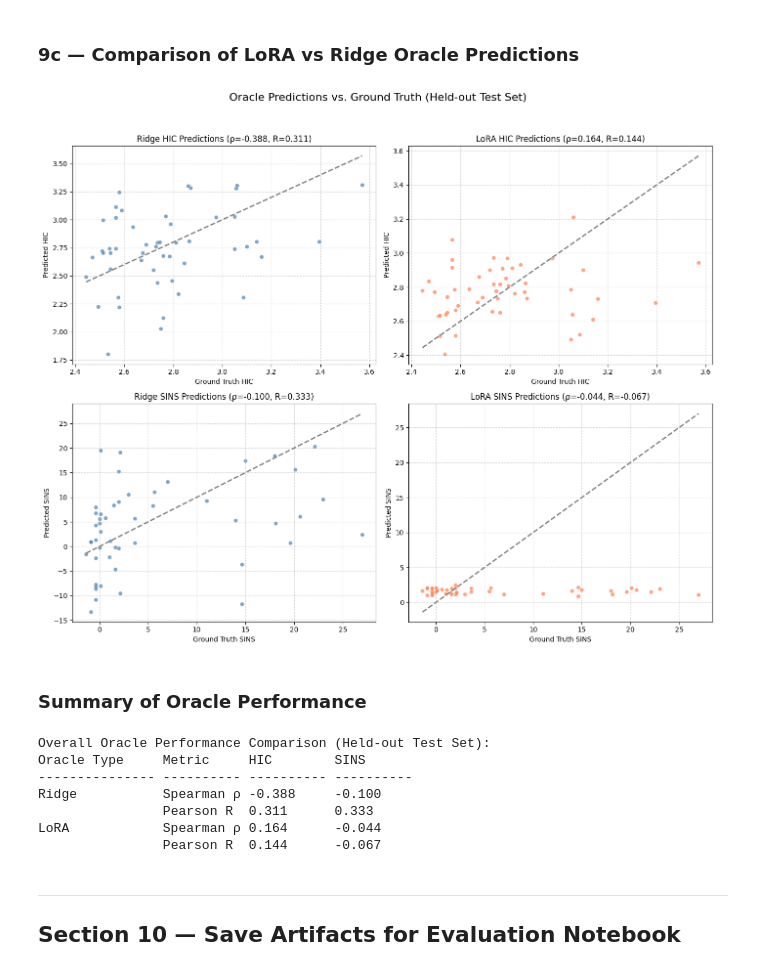
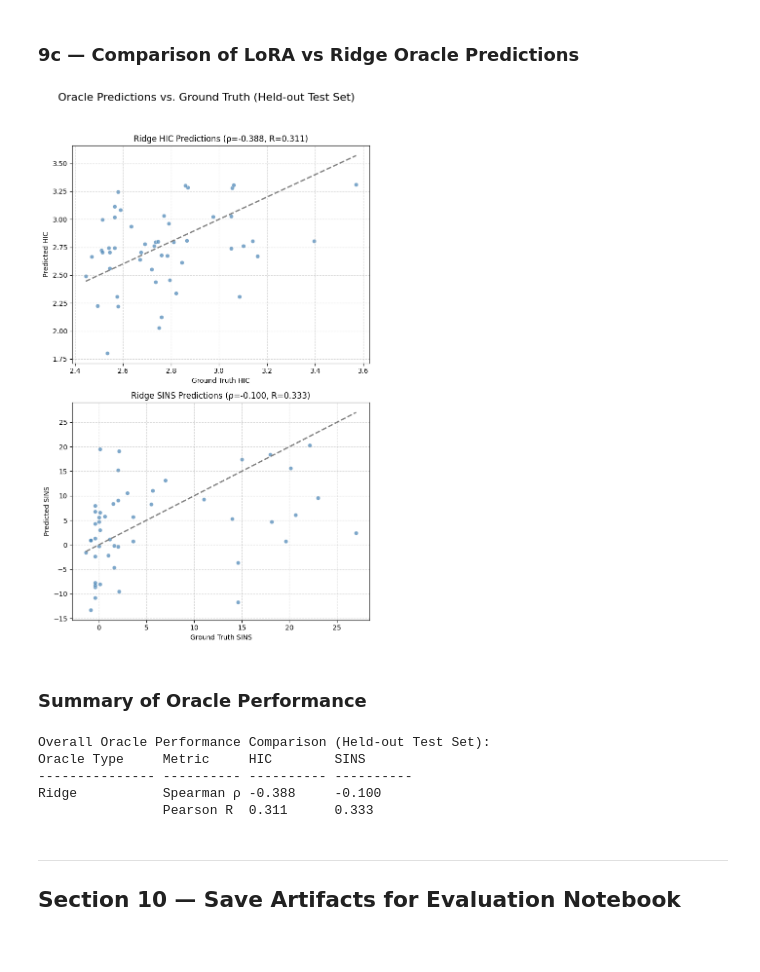
Before and after one commit to SidhantPuntambekar/BMI702_Final_Project, a Jupyter notebook: OAS_bulk_download/antibody_pipeline_final_mid_oas-2.ipynb, the cells around one changed output. Cells and saved outputs as stored; diff of their text form; code cells hidden in the pictures.

```diff
--- a/OAS_bulk_download/antibody_pipeline_final_mid_oas-2.ipynb
+++ b/OAS_bulk_download/antibody_pipeline_final_mid_oas-2.ipynb
@@ -797,7 +797,7 @@ Fine-tuning is performed on HIC and AC-SINS simultaneously using the same GDPa1
 # %%
 # ── LoRA Oracle Configuration ─────────────────────────────────────────────────
 # Set to True to use fine-tuned LoRA oracle instead of Ridge baseline
-USE_LORA_ORACLE = True
+USE_LORA_ORACLE = False
 LORA_CKPT_PATH = CACHE('lora_oracle_gdpa1.pt')
 
 # Train LoRA oracle if checkpoint doesn't exist or force_retrain=True
@@ -1270,10 +1266,10 @@ else:
     print(f'  FW       : {oas_fw_sc_clean.shape}')
 
     # Clean up intermediate checkpoint files now that final cache is saved
-    for ckpt_f in [OAS_EMBED_CKPT_CDR3, OAS_EMBED_CKPT_FW, OAS_EMBED_CKPT_META]:
-        if os.path.exists(ckpt_f):
-            os.remove(ckpt_f)
-    print('  Removed intermediate checkpoint files')
+    # for ckpt_f in [OAS_EMBED_CKPT_CDR3, OAS_EMBED_CKPT_FW, OAS_EMBED_CKPT_META]:
+    #     if os.path.exists(ckpt_f):
+    #         os.remove(ckpt_f)
+    # print('  Removed intermediate checkpoint files')
 # %% [output]
 Found 610 existing OAS data files in OAS_DIR — skipping download
 Loaded cached OAS embeddings:
@@ -2420,54 +2411,56 @@ LoRA Oracle performance on held-out fold 1:
 # %% [markdown]
 ### 9c — Comparison of LoRA vs Ridge Oracle Predictions
 # %%
-fig, axes = plt.subplots(2, 2, figsize=(14, 12))
+fig, axes = plt.subplots(2, 2 if USE_LORA_ORACLE else 1, figsize=(14 if USE_LORA_ORACLE else 7, 12))
 fig.suptitle('Oracle Predictions vs. Ground Truth (Held-out Test Set)', fontsize=16)
 
 # Ridge HIC
-ax = axes[0, 0]
+ax = axes[0, 0] if USE_LORA_ORACLE else axes[0]
 sns.scatterplot(x=y_hic_test, y=pred_hic, ax=ax, alpha=0.7, color='steelblue')
 ax.plot([y_hic_test.min(), y_hic_test.max()], [y_hic_test.min(), y_hic_test.max()],
         '--', color='gray', lw=2)
 ax.set_title(f'Ridge HIC Predictions (ρ={rho_h:.3f}, R={r_h:.3f})')
 ax.set_xlabel('Ground Truth HIC')
 ax.set_ylabel('Predicted HIC')
 ax.grid(True, linestyle='--', alpha=0.5)
 
-# LoRA HIC
-ax = axes[0, 1]
-sns.scatterplot(x=lora_true_hic, y=lora_pred_hic, ax=ax, alpha=0.7, color='coral')
-ax.plot([lora_true_hic.min(), lora_true_hic.max()], [lora_true_hic.min(), lora_true_hic.max()],
-        '--', color='gray', lw=2)
-ax.set_title(f'LoRA HIC Predictions (ρ={rho_h_lora:.3f}, R={r_h_lora:.3f})')
-ax.set_xlabel('Ground Truth HIC')
-ax.set_ylabel('Predicted HIC')
-ax.grid(True, linestyle='--', alpha=0.5)
+if USE_LORA_ORACLE:
+    # LoRA HIC
+    ax = axes[0, 1]
+    sns.scatterplot(x=lora_true_hic, y=lora_pred_hic, ax=ax, alpha=0.7, color='coral')
+    ax.plot([lora_true_hic.min(), lora_true_hic.max()], [lora_true_hic.min(), lora_true_hic.max()],
+            '--', color='gray', lw=2)
+    ax.set_title(f'LoRA HIC Predictions (ρ={rho_h_lora:.3f}, R={r_h_lora:.3f})')
+    ax.set_xlabel('Ground Truth HIC')
+    ax.set_ylabel('Predicted HIC')
+    ax.grid(True, linestyle='--', alpha=0.5)
 
 # Ridge SINS
-ax = axes[1, 0]
+ax = axes[1, 0] if USE_LORA_ORACLE else axes[1]
 sns.scatterplot(x=y_sins_test, y=pred_sins, ax=ax, alpha=0.7, color='steelblue')
 ax.plot([y_sins_test.min(), y_sins_test.max()], [y_sins_test.min(), y_sins_test.max()],
         '--', color='gray', lw=2)
 ax.set_title(f'Ridge SINS Predictions (ρ={rho_s:.3f}, R={r_s:.3f})')
 ax.set_xlabel('Ground Truth SINS')
 ax.set_ylabel('Predicted SINS')
 ax.grid(True, linestyle='--', alpha=0.5)
 
-# LoRA SINS
-ax = axes[1, 1]
-sns.scatterplot(x=lora_true_sins, y=lora_pred_sins, ax=ax, alpha=0.7, color='coral')
-ax.plot([lora_true_sins.min(), lora_true_sins.max()], [lora_true_sins.min(), lora_true_sins.max()],
-        '--', color='gray', lw=2)
-ax.set_title(f'LoRA SINS Predictions (ρ={rho_s_lora:.3f}, R={r_s_lora:.3f})')
-ax.set_xlabel('Ground Truth SINS')
-ax.set_ylabel('Predicted SINS')
-ax.grid(True, linestyle='--', alpha=0.5)
+if USE_LORA_ORACLE:
+    # LoRA SINS
+    ax = axes[1, 1]
+    sns.scatterplot(x=lora_true_sins, y=lora_pred_sins, ax=ax, alpha=0.7, color='coral')
+    ax.plot([lora_true_sins.min(), lora_true_sins.max()], [lora_true_sins.min(), lora_true_sins.max()],
+            '--', color='gray', lw=2)
+    ax.set_title(f'LoRA SINS Predictions (ρ={rho_s_lora:.3f}, R={r_s_lora:.3f})')
+    ax.set_xlabel('Ground Truth SINS')
+    ax.set_ylabel('Predicted SINS')
+    ax.grid(True, linestyle='--', alpha=0.5)
 
 plt.tight_layout(rect=[0, 0.03, 1, 0.95])
 plt.savefig(CACHE('oracle_prediction_comparison.png'), dpi=150)
 plt.show()
 # %% [output]
-[figure, old version]
+[figure, new version]
 # %% [markdown]
 ### Summary of Oracle Performance
 # %%
@@ -2476,16 +2469,15 @@ print(f'{"Oracle Type":<15} {"Metric":<10} {"HIC":<10} {"SINS":<10}')
 print(f'{"-"*15:<15} {"-"*10:<10} {"-"*10:<10} {"-"*10:<10}')
 print(f'{"Ridge":<15} {"Spearman ρ":<10} {rho_h:<10.3f} {rho_s:<10.3f}')
 print(f'{"":<15} {"Pearson R":<10} {r_h:<10.3f} {r_s:<10.3f}')
-print(f'{"LoRA":<15} {"Spearman ρ":<10} {rho_h_lora:<10.3f} {rho_s_lora:<10.3f}')
-print(f'{"":<15} {"Pearson R":<10} {r_h_lora:<10.3f} {r_s_lora:<10.3f}')
+if USE_LORA_ORACLE:
+    print(f'{"LoRA":<15} {"Spearman ρ":<10} {rho_h_lora:<10.3f} {rho_s_lora:<10.3f}')
+    print(f'{"":<15} {"Pearson R":<10} {r_h_lora:<10.3f} {r_s_lora:<10.3f}')
 # %% [output]
 Overall Oracle Performance Comparison (Held-out Test Set):
 Oracle Type     Metric     HIC        SINS
 --------------- ---------- ---------- ----------
 Ridge           Spearman ρ -0.388     -0.100
                 Pearson R  0.311      0.333
-LoRA            Spearman ρ 0.164      -0.044
-                Pearson R  0.144      -0.067
 # %% [markdown]
 ---
 ## Section 10 — Save Artifacts for Evaluation Notebook
```
Also changed, not shown: parts of 9 cells of this notebook.
